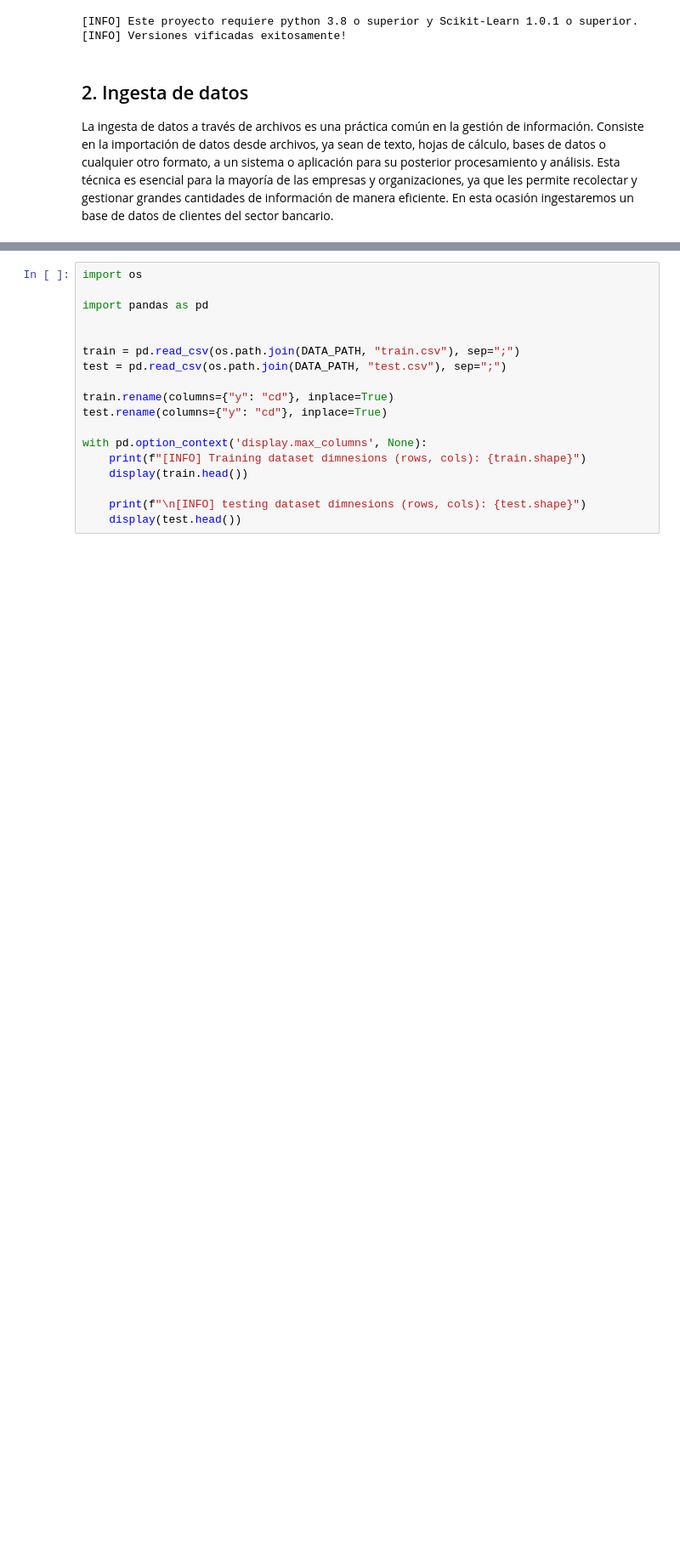
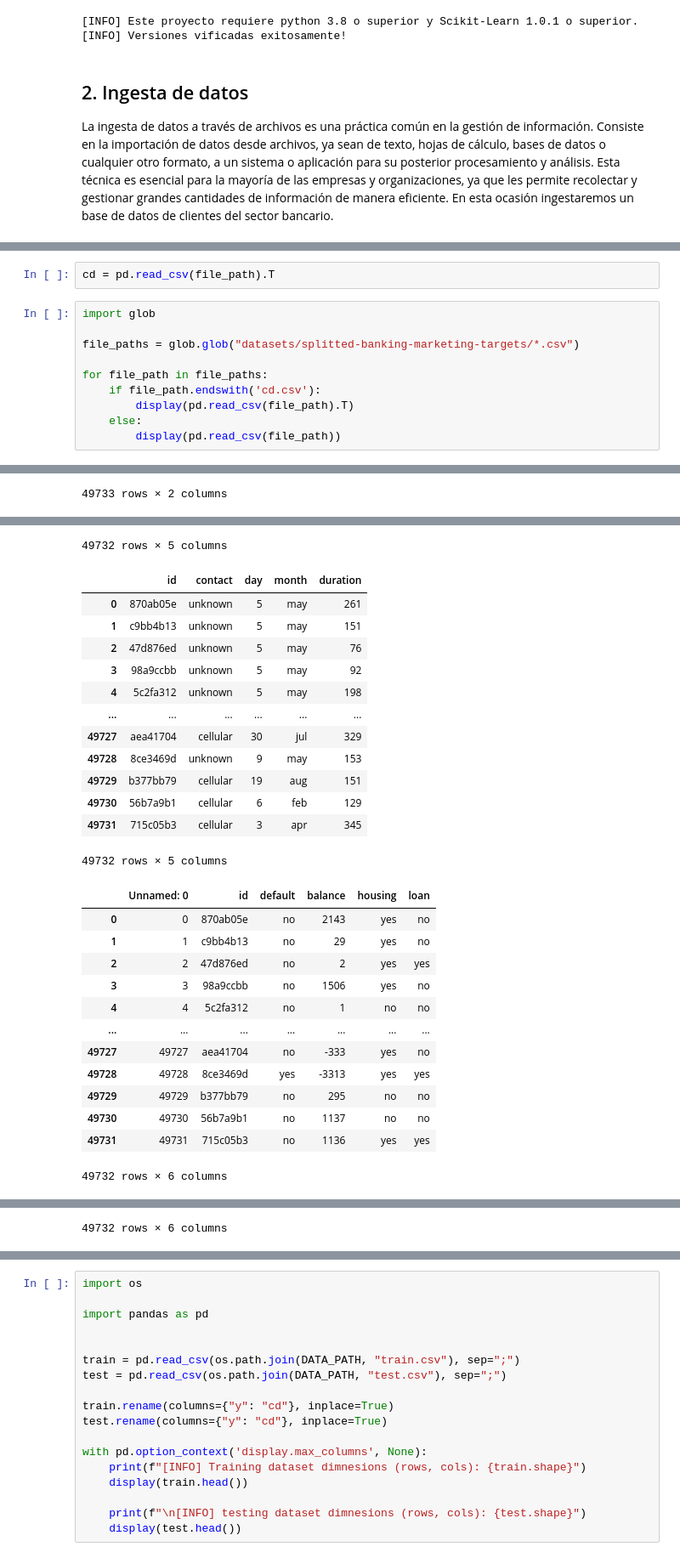
Before and after one commit to joefavergel/pbs-enae-python-beginners-course, a Jupyter notebook: 5-python-data-engineering.ipynb, the cells around one changed output, grey strips where cells are left out. Shown at 85% size. Saved outputs shown, nothing was run; the diff lists cells and outputs as text; blank space fills up the shorter version.

```diff
--- a/5-python-data-engineering.ipynb
+++ b/5-python-data-engineering.ipynb
@@ -163,0 +183,13 @@ Requirement already satisfied: six>=1.5 in /Users/joefaver/anaconda3/envs/pbs/li
+# %%
+cd = pd.read_csv(file_path).T
+# %%
+import glob
+
+file_paths = glob.glob("datasets/splitted-banking-marketing-targets/*.csv")
+
+for file_path in file_paths:
+    if file_path.endswith('cd.csv'):
+        display(pd.read_csv(file_path).T)
+    else:
+        display(pd.read_csv(file_path))
+# %% [output]
@@ -163,0 +208 @@ Requirement already satisfied: six>=1.5 in /Users/joefaver/anaconda3/envs/pbs/li
+49733 rows × 2 columns
@@ -163,0 +221,27 @@ Requirement already satisfied: six>=1.5 in /Users/joefaver/anaconda3/envs/pbs/li
+49732 rows × 5 columns
+|  | id | contact | day | month | duration |
+| 0 | 870ab05e | unknown | 5 | may | 261 |
+| 1 | c9bb4b13 | unknown | 5 | may | 151 |
+| 2 | 47d876ed | unknown | 5 | may | 76 |
+| 3 | 98a9ccbb | unknown | 5 | may | 92 |
+| 4 | 5c2fa312 | unknown | 5 | may | 198 |
+| ... | ... | ... | ... | ... | ... |
+| 49727 | aea41704 | cellular | 30 | jul | 329 |
+| 49728 | 8ce3469d | unknown | 9 | may | 153 |
+| 49729 | b377bb79 | cellular | 19 | aug | 151 |
+| 49730 | 56b7a9b1 | cellular | 6 | feb | 129 |
+| 49731 | 715c05b3 | cellular | 3 | apr | 345 |
+49732 rows × 5 columns
+|  | Unnamed: 0 | id | default | balance | housing | loan |
+| 0 | 0 | 870ab05e | no | 2143 | yes | no |
+| 1 | 1 | c9bb4b13 | no | 29 | yes | no |
+| 2 | 2 | 47d876ed | no | 2 | yes | yes |
+| 3 | 3 | 98a9ccbb | no | 1506 | yes | no |
+| 4 | 4 | 5c2fa312 | no | 1 | no | no |
+| ... | ... | ... | ... | ... | ... | ... |
+| 49727 | 49727 | aea41704 | no | -333 | yes | no |
+| 49728 | 49728 | 8ce3469d | yes | -3313 | yes | yes |
+| 49729 | 49729 | b377bb79 | no | 295 | no | no |
+| 49730 | 49730 | 56b7a9b1 | no | 1137 | no | no |
+| 49731 | 49731 | 715c05b3 | no | 1136 | yes | yes |
+49732 rows × 6 columns
@@ -163,0 +260 @@ Requirement already satisfied: six>=1.5 in /Users/joefaver/anaconda3/envs/pbs/li
+49732 rows × 6 columns
```
Also changed, not shown: parts of 15 cells of this notebook.
